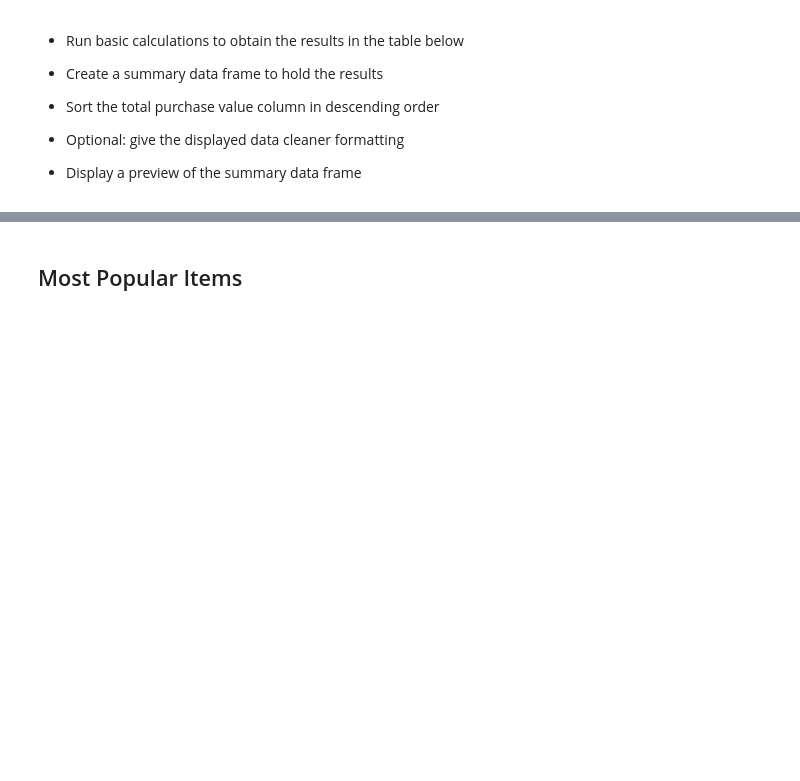
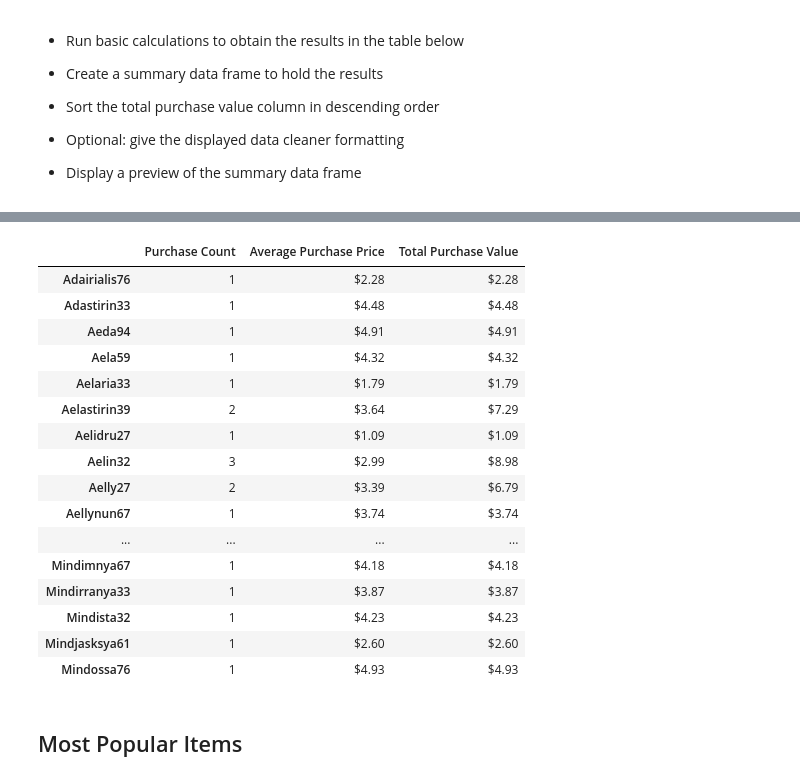
Before and after one commit to chris-inalsingh/HeroesOfPymoli-Analysis, a Jupyter notebook: HeroesOfPymoli/HeroesOfPymoli.ipynb, the cells around one changed output, grey strips where cells are left out. Saved outputs shown, nothing was run; the diff lists cells and outputs as text; code cells hidden in the pictures; blank space fills up the shorter version.

```diff
--- a/HeroesOfPymoli/HeroesOfPymoli.ipynb
+++ b/HeroesOfPymoli/HeroesOfPymoli.ipynb
@@ -145,0 +142,10 @@ gender_df = pd.DataFrame({"Total Count": gender_totals, "Percentage of Players":
+# %%
+bin = [0, 9.90, 14.90, 19.90, 24.90, 29.90, 34.90, 39.90, 99999]
+bin_labels = ["<10", "10-14", "15-19", "20-24", "25-29", "30-34", "35-39", "40+"]
+gender_age_data["Age Bin"] = pd.cut(gender_age_data["Age"], bin, labels=bin_labels)
+
+
+age_totals= gender_age_data["Age Bin"].value_counts()
+age_percents = age_totals/total_players*100
+age_df = pd.DataFrame({"Total Count": age_totals, "Percentage of Players": age_percents})
+age_df.style.format({"Percentage of Players" : "{:,.2f}%"})
@@ -173,0 +178,9 @@ gender_df = pd.DataFrame({"Total Count": gender_totals, "Percentage of Players":
+# %%
+purchase_data["Age Bin"] = pd.cut(purchase_data["Age"], bin, labels=bin_labels)
+age_analysis = purchase_data.groupby("Age Bin")
+age_price = age_analysis["Price"].sum()
+age_count = age_analysis["SN"].count()
+avg_age_price = age_price / age_count
+avg_totalpurchase_person = age_price / age_totals
+purchase_analysis_df = pd.DataFrame({"Purchase Count": age_count, "Average Purchase Price": avg_age_price, "Total Purchase Price": age_price, "Avg per Person": avg_totalpurchase_person})
+purchase_analysis_df.style.format({"Average Purchase Price" : "${:,.2f}","Total Purchase Price" : "${:,.2f}","Avg per Person" : "${:,.2f}" })
@@ -199,3 +213,29 @@ gender_df = pd.DataFrame({"Total Count": gender_totals, "Percentage of Players":
+# %%
+SN_df = purchase_data[["SN", "Price"]]
+SN_grouped_df = SN_df.groupby(["SN"])
+spender_count = purchase_data["SN"].value_counts()
+spender_total = SN_grouped_df["Price"].sum()
+avg_spender = spender_total / spender_count
+spender_df = pd.DataFrame({"Purchase Count": spender_count, "Average Purchase Price": avg_spender, "Total Purchase Value": spender_total})
+spender_df.style.format({"Average Purchase Price": "${:,.2f}", "Total Purchase Value": "${:,.2f}" })
+# %% [output]
+|  | Purchase Count | Average Purchase Price | Total Purchase Value |
+| Adairialis76 | 1 | $2.28 | $2.28 |
+| Adastirin33 | 1 | $4.48 | $4.48 |
+| Aeda94 | 1 | $4.91 | $4.91 |
+| Aela59 | 1 | $4.32 | $4.32 |
+| Aelaria33 | 1 | $1.79 | $1.79 |
+| Aelastirin39 | 2 | $3.64 | $7.29 |
+| Aelidru27 | 1 | $1.09 | $1.09 |
+| Aelin32 | 3 | $2.99 | $8.98 |
+| Aelly27 | 2 | $3.39 | $6.79 |
+| Aellynun67 | 1 | $3.74 | $3.74 |
+| ... | ... | ... | ... |
+| Mindimnya67 | 1 | $4.18 | $4.18 |
+| Mindirranya33 | 1 | $3.87 | $3.87 |
+| Mindista32 | 1 | $4.23 | $4.23 |
+| Mindjasksya61 | 1 | $2.60 | $2.60 |
+| Mindossa76 | 1 | $4.93 | $4.93 |
 # %% [markdown]
 ## Most Popular Items
 # %% [markdown]
```
Also changed, not shown: parts of 10 cells of this notebook.
